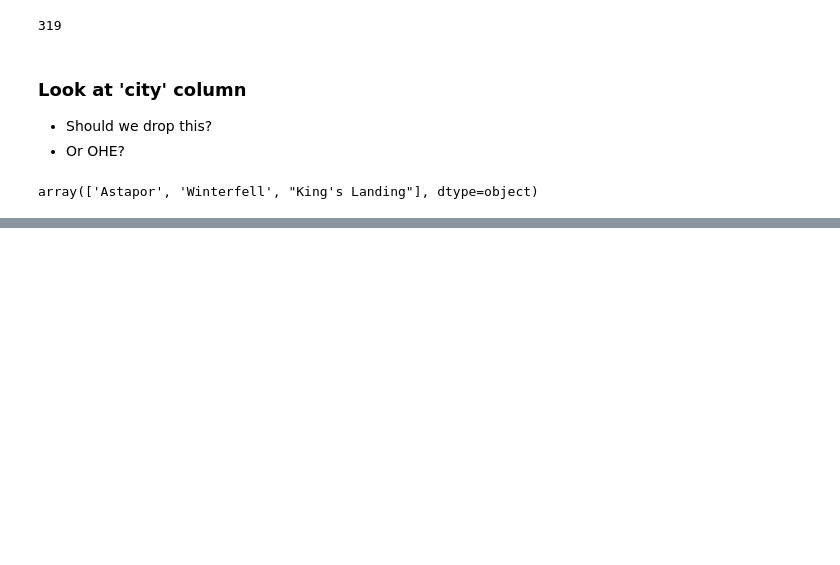
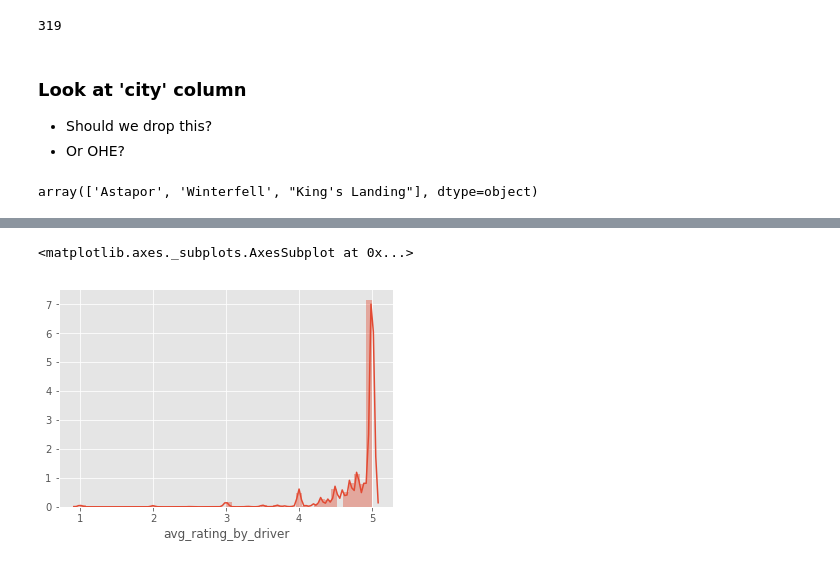
Before and after one commit to cwong690/Ride-or-Churn, a Jupyter notebook: supervised_case_study_eda.ipynb, the cells around one changed output, grey strips where cells are left out. Saved outputs shown, nothing was run; the diff lists cells and outputs as text; code cells hidden in the pictures; blank space fills up the shorter version.

```diff
--- a/supervised_case_study_eda.ipynb
+++ b/supervised_case_study_eda.ipynb
@@ -208,0 +216,5 @@ array(['Astapor', 'Winterfell', "King's Landing"], dtype=object)
+# %%
+sns.distplot(df['avg_rating_by_driver'].dropna())
+# %% [output]
+<matplotlib.axes._subplots.AxesSubplot at 0x...>
+[figure, added]
```
Also changed, not shown: parts of 4 cells of this notebook, 1 other file.
